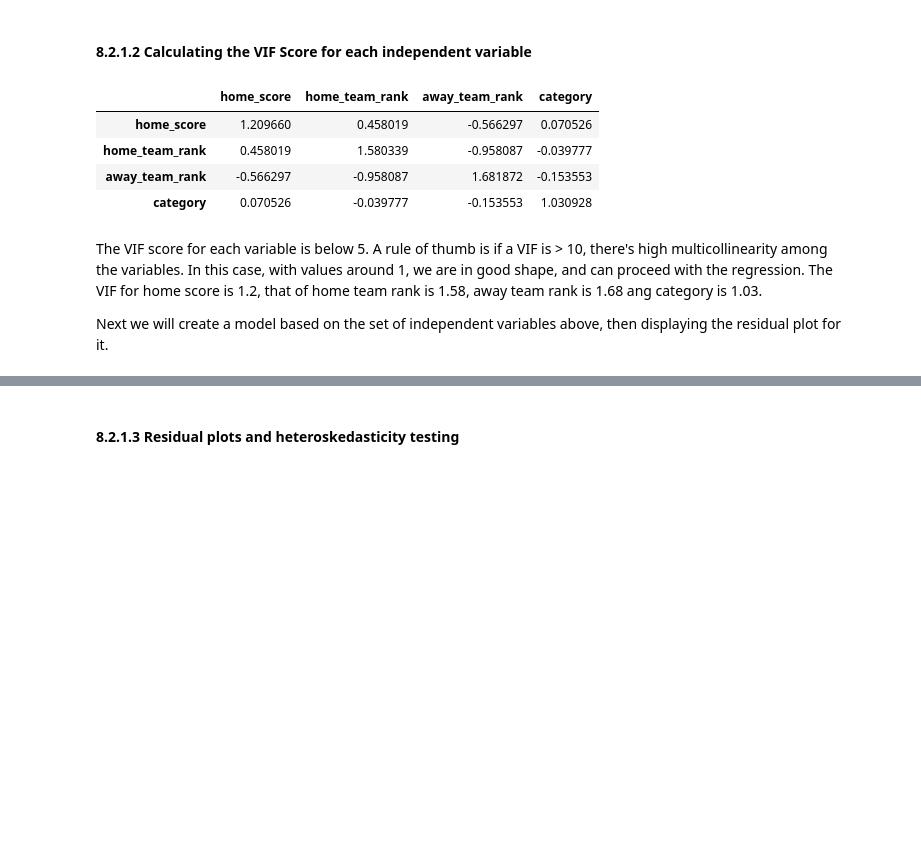
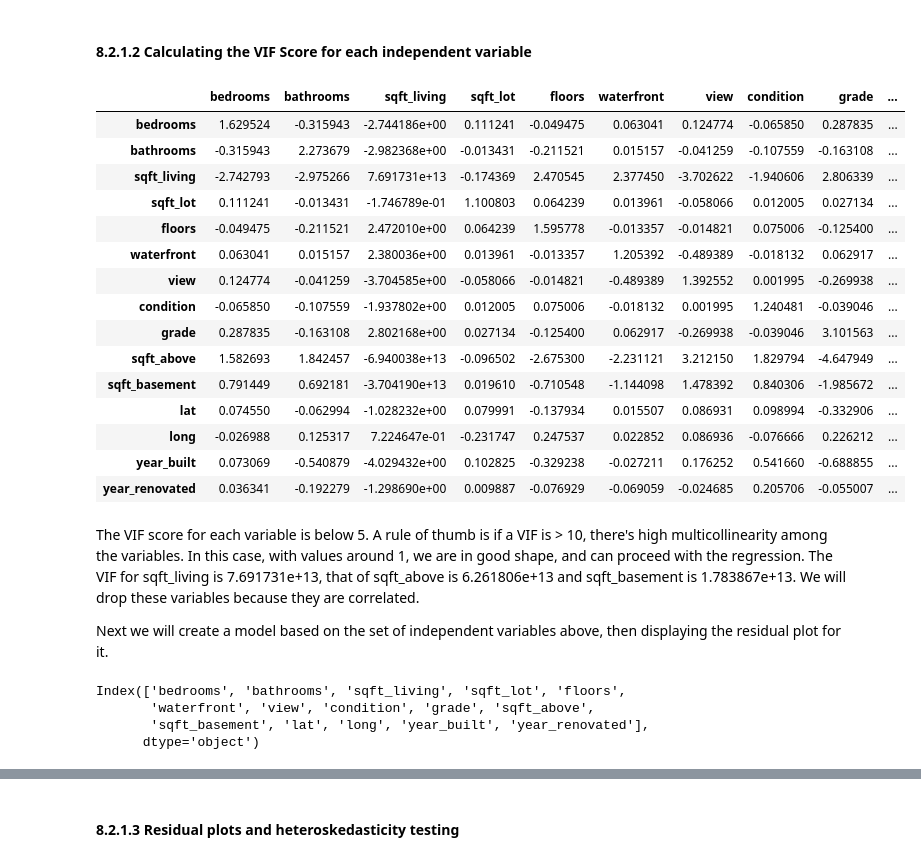
Before and after one commit to veronica1013/Datascience_core_module2_week1_IP, a Jupyter notebook: Moringa_Data_Science_Core_Module2_W2_Independent_Project_2021_10_Veronica_Isiaho_Python_Notebook_ipynb.ipynb, the cells around one changed output, grey strips where cells are left out. Saved outputs shown, nothing was run; the diff lists cells and outputs as text; code cells hidden in the pictures; blank space fills up the shorter version.

```diff
--- a/Moringa_Data_Science_Core_Module2_W2_Independent_Project_2021_10_Veronica_Isiaho_Python_Notebook_ipynb.ipynb
+++ b/Moringa_Data_Science_Core_Module2_W2_Independent_Project_2021_10_Veronica_Isiaho_Python_Notebook_ipynb.ipynb
@@ -719,0 +696,4 @@ array([0, 1, 5, 4, 3, 2, 6, 7, 8])
+# %%
+# Sort Values By Views
+most_viewed= df.sort_values(by = 'view', ascending = False)
+most_viewed.head(5)
@@ -719,0 +712,5 @@ array([0, 1, 5, 4, 3, 2, 6, 7, 8])
+# %%
+# Plot histogram to show the value count per parameters
+most_viewed.drop(columns=['id', 'zipcode', 'sqft_living15', 'sqft_lot15'], inplace=True)
+
+most_viewed.hist(figsize = (15, 15));
@@ -894,6 +915,6 @@ Accuracy0.39558573853989815
 ## 8. Challenging the solution
 # %%
 ## 8.1 Hyperparameter Tuning using randon search
-df_2 = new_df.copy(deep=True)
+df_2 = most_viewed.copy(deep=True)
 df_2.head(2)
 # %% [output]
@@ -916,9 +938,9 @@ Index(['date', 'home_team', 'away_team', 'home_score', 'away_score',
       dtype='object')
 # %%
-# Predict the number of goals scored by the away team having away_score as the dependent variable
-# by first computing the correlation then use the correlation to compute the VIF score for each variable
-# We'll drop columns that are irrelevant in predicting the goals scored by away team
-independent_goals = df_2.drop(columns=['date', 'home_team', 'away_team', 'away_score', 'tournament'])
-correlations_away_goals = independent_goals.corr()
-correlations_away_goals
+# Set price as the dependent variable
+# Compute the correlation then use the correlation to compute the VIF score for each variable
+# We'll drop the price column
+prediction_df = df_2.drop(columns=['price'], inplace=True)
+prediction_df = df_2.corr()
+prediction_df
 # %% [output]
@@ -933,14 +966,33 @@ The tabe above shows how each variable relates to another. The coefficient of 1
 #### 8.2.1.2 Calculating the VIF Score for each independent variable
 # %%
 # Create a new dataframe with the inverse of the matrix above correlations
-pd.DataFrame(np.linalg.inv(correlations_away_goals.values), index = correlations_away_goals.index, columns=correlations_away_goals.columns)
+pd.DataFrame(np.linalg.inv(prediction_df.values), index = prediction_df.index, columns=prediction_df.columns)
 # %% [output]
-|  | home_score | home_team_rank | away_team_rank | category |
-| home_score | 1.209660 | 0.458019 | -0.566297 | 0.070526 |
-| home_team_rank | 0.458019 | 1.580339 | -0.958087 | -0.039777 |
-| away_team_rank | -0.566297 | -0.958087 | 1.681872 | -0.153553 |
-| category | 0.070526 | -0.039777 | -0.153553 | 1.030928 |
+|  | bedrooms | bathrooms | sqft_living | sqft_lot | floors | waterfront | view | condition | grade | ... |
+| bedrooms | 1.629524 | -0.315943 | -2.744186e+00 | 0.111241 | -0.049475 | 0.063041 | 0.124774 | -0.065850 | 0.287835 | ... |
+| bathrooms | -0.315943 | 2.273679 | -2.982368e+00 | -0.013431 | -0.211521 | 0.015157 | -0.041259 | -0.107559 | -0.163108 | ... |
+| sqft_living | -2.742793 | -2.975266 | 7.691731e+13 | -0.174369 | 2.470545 | 2.377450 | -3.702622 | -1.940606 | 2.806339 | ... |
+| sqft_lot | 0.111241 | -0.013431 | -1.746789e-01 | 1.100803 | 0.064239 | 0.013961 | -0.058066 | 0.012005 | 0.027134 | ... |
+| floors | -0.049475 | -0.211521 | 2.472010e+00 | 0.064239 | 1.595778 | -0.013357 | -0.014821 | 0.075006 | -0.125400 | ... |
+| waterfront | 0.063041 | 0.015157 | 2.380036e+00 | 0.013961 | -0.013357 | 1.205392 | -0.489389 | -0.018132 | 0.062917 | ... |
+| view | 0.124774 | -0.041259 | -3.704585e+00 | -0.058066 | -0.014821 | -0.489389 | 1.392552 | 0.001995 | -0.269938 | ... |
+| condition | -0.065850 | -0.107559 | -1.937802e+00 | 0.012005 | 0.075006 | -0.018132 | 0.001995 | 1.240481 | -0.039046 | ... |
+| grade | 0.287835 | -0.163108 | 2.802168e+00 | 0.027134 | -0.125400 | 0.062917 | -0.269938 | -0.039046 | 3.101563 | ... |
+| sqft_above | 1.582693 | 1.842457 | -6.940038e+13 | -0.096502 | -2.675300 | -2.231121 | 3.212150 | 1.829794 | -4.647949 | ... |
+| sqft_basement | 0.791449 | 0.692181 | -3.704190e+13 | 0.019610 | -0.710548 | -1.144098 | 1.478392 | 0.840306 | -1.985672 | ... |
+| lat | 0.074550 | -0.062994 | -1.028232e+00 | 0.079991 | -0.137934 | 0.015507 | 0.086931 | 0.098994 | -0.332906 | ... |
+| long | -0.026988 | 0.125317 | 7.224647e-01 | -0.231747 | 0.247537 | 0.022852 | 0.086936 | -0.076666 | 0.226212 | ... |
+| year_built | 0.073069 | -0.540879 | -4.029432e+00 | 0.102825 | -0.329238 | -0.027211 | 0.176252 | 0.541660 | -0.688855 | ... |
+| year_renovated | 0.036341 | -0.192279 | -1.298690e+00 | 0.009887 | -0.076929 | -0.069059 | -0.024685 | 0.205706 | -0.055007 | ... |
 # %% [markdown]
-The VIF score for each variable is below 5. A rule of thumb is if a VIF is > 10, there's high multicollinearity among the variables. In this case, with values around 1, we are in good shape, and can proceed with the regression. The VIF for home score is 1.2, that of home team rank is 1.58, away team rank is 1.68 ang category is 1.03.
+The VIF score for each variable is below 5. A rule of thumb is if a VIF is > 10, there's high multicollinearity among the variables. In this case, with values around 1, we are in good shape, and can proceed with the regression. The VIF for sqft_living is 7.691731e+13, that of sqft_above is 6.261806e+13 and sqft_basement is 1.783867e+13. We will drop these variables because they are correlated.
 
 Next we will create a model based on the set of independent variables above, then displaying the residual plot for it.
+# %%
+# Check the columns
+df_2.columns
+# %% [output]
+Index(['bedrooms', 'bathrooms', 'sqft_living', 'sqft_lot', 'floors',
+       'waterfront', 'view', 'condition', 'grade', 'sqft_above',
+       'sqft_basement', 'lat', 'long', 'year_built', 'year_renovated'],
+      dtype='object')
```
Also changed, not shown: parts of 94 cells of this notebook.
